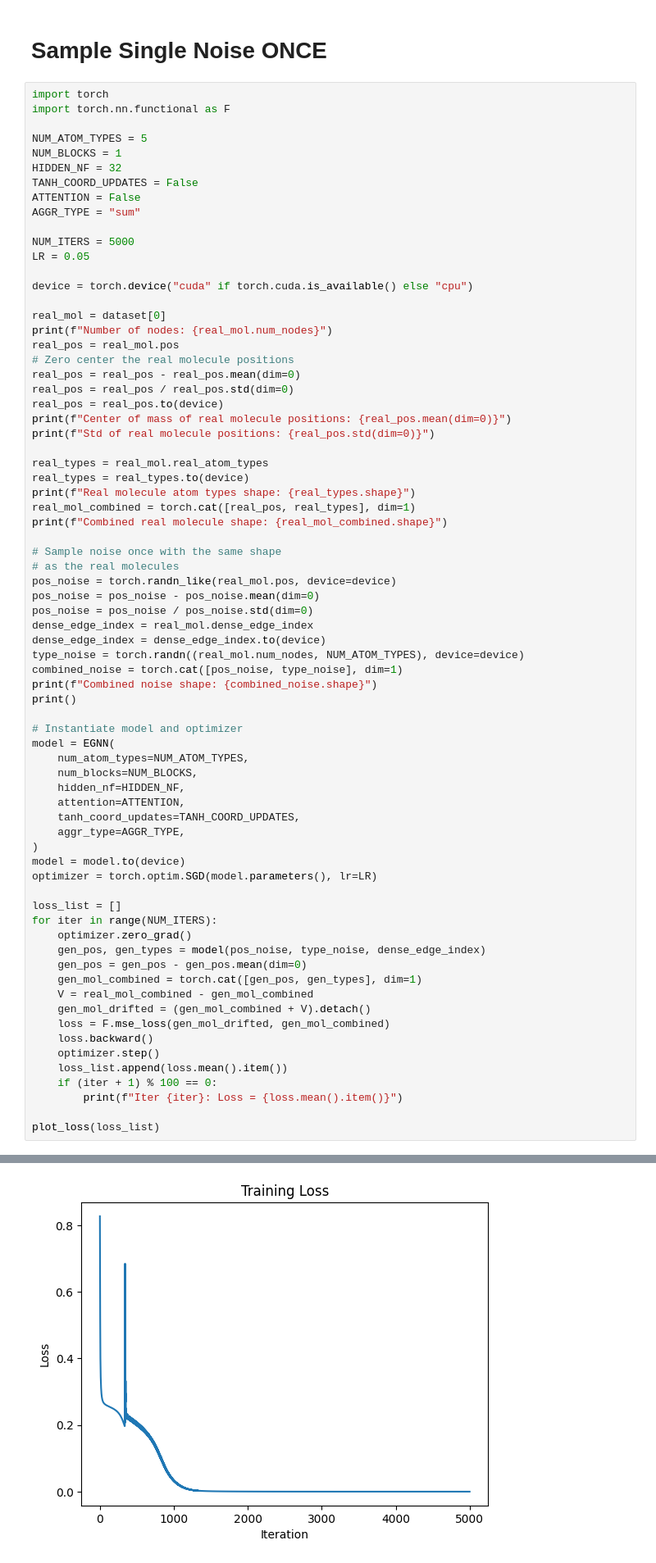
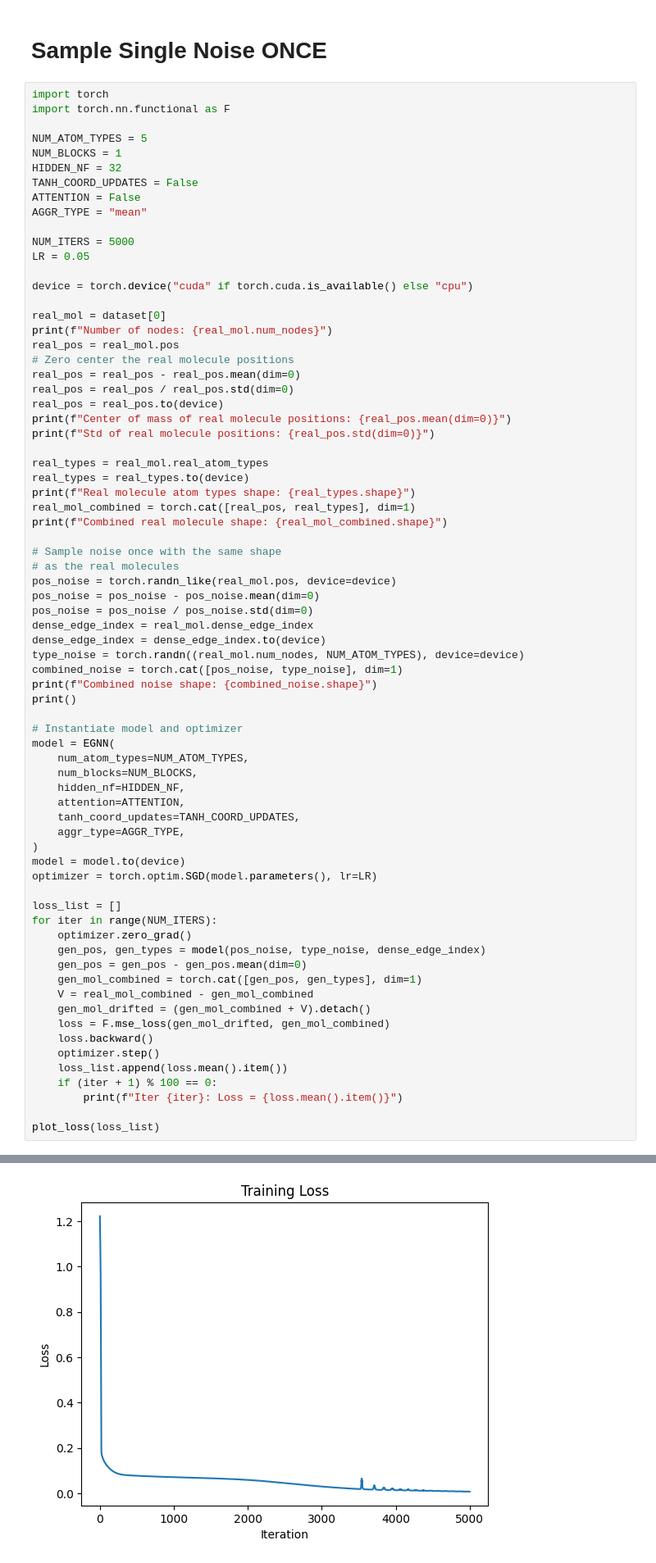
Before and after one commit to edovergna/equi-drifting, a Jupyter notebook: notebooks/gnn_experiment.ipynb, the cells around one changed output, grey strips where cells are left out. Shown at 82% size. Drawn from its saved outputs; the diff is of its cells as text.

```diff
--- a/notebooks/gnn_experiment.ipynb
+++ b/notebooks/gnn_experiment.ipynb
@@ -496,7 +496,7 @@ NUM_BLOCKS = 1
 HIDDEN_NF = 32
 TANH_COORD_UPDATES = False
 ATTENTION = False
-AGGR_TYPE = "sum"
+AGGR_TYPE = "mean"
 
 NUM_ITERS = 5000
 LR = 0.05
@@ -580,4 +580,4 @@ Iter 4999: Loss = 2.8963845011276135e-07
-[figure, old version]
+[figure, new version]
 # %%
 gen_pos, gen_types, pos_list = model(
     pos_noise, type_noise, dense_edge_index, return_change_in_pos=True
```
Also changed, not shown: parts of 12 cells of this notebook.
